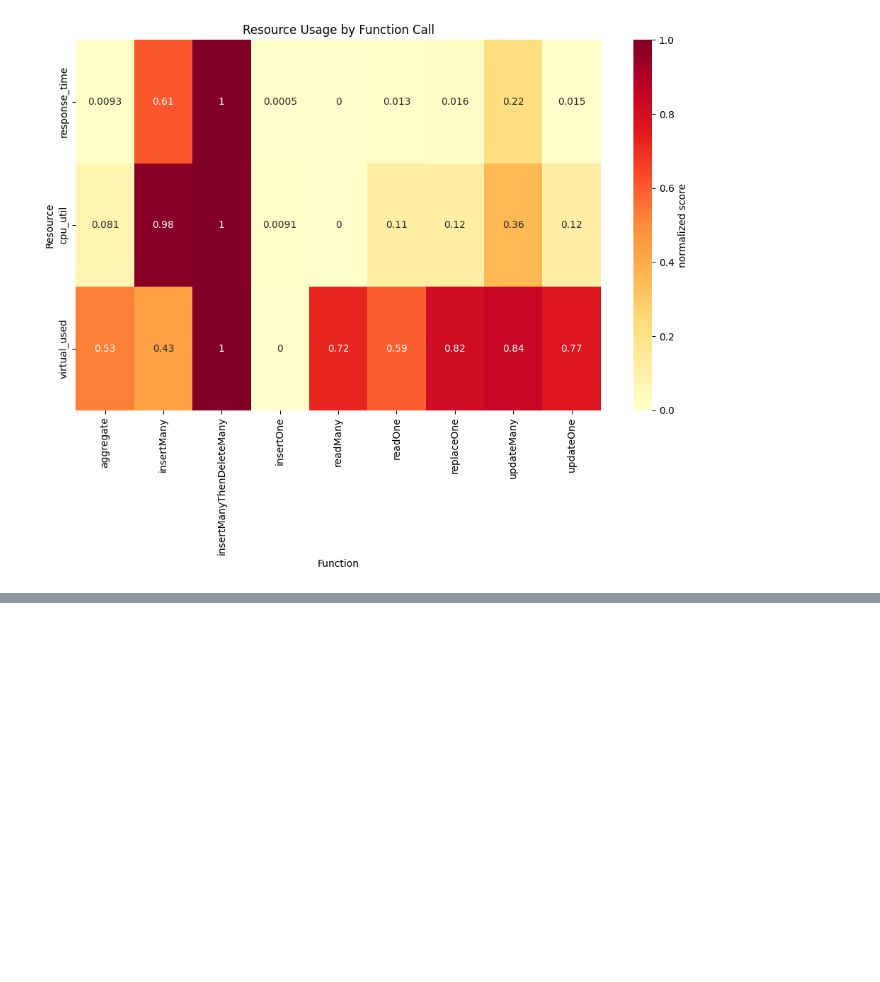
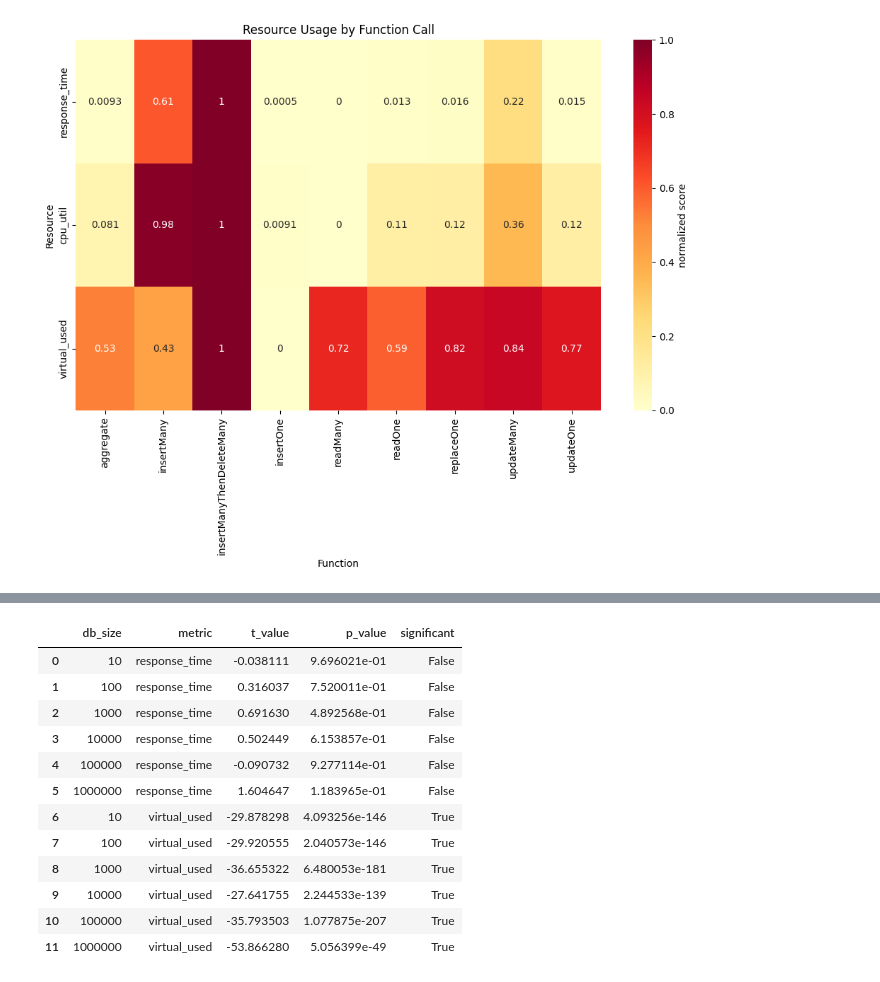
Before and after one commit to AhmadJanjua/MongoPerformance, a Jupyter notebook: src/analysis.ipynb, the cells around one changed output, grey strips where cells are left out. Saved outputs shown, nothing was run; the diff lists cells and outputs as text; code cells hidden in the pictures; blank space fills up the shorter version.

```diff
--- a/src/analysis.ipynb
+++ b/src/analysis.ipynb
@@ -886,0 +972,38 @@ createDeleteStackChartCI(t_df.copy(deep=True))
+# %%
+def hypothesisRAM(df: pd.DataFrame):
+    metrics = ["response_time", "virtual_used"]
+    records = []
+
+    for metric in metrics:
+        for size, frame in df.groupby("db_size"):
+            a = frame[frame["machine"] == "smalls"][metric]
+            b = frame[frame["machine"] == "medium"][metric]
+
+            # conduct t test
+            t_stat, p_val = stats.ttest_ind(a, b, equal_var=False)
+
+            records.append({
+                "db_size": size,
+                "metric": metric,
+                "t_value": t_stat,
+                "p_value": p_val,
+                "significant": p_val < 0.05
+            })
+
+    return pd.DataFrame(records)
+
+hypothesisRAM(t_df.copy(deep=True))
+# %% [output]
+|  | db_size | metric | t_value | p_value | significant |
+| 0 | 10 | response_time | -0.038111 | 9.696021e-01 | False |
+| 1 | 100 | response_time | 0.316037 | 7.520011e-01 | False |
+| 2 | 1000 | response_time | 0.691630 | 4.892568e-01 | False |
+| 3 | 10000 | response_time | 0.502449 | 6.153857e-01 | False |
+| 4 | 100000 | response_time | -0.090732 | 9.277114e-01 | False |
+| 5 | 1000000 | response_time | 1.604647 | 1.183965e-01 | False |
+| 6 | 10 | virtual_used | -29.878298 | 4.093256e-146 | True |
+| 7 | 100 | virtual_used | -29.920555 | 2.040573e-146 | True |
+| 8 | 1000 | virtual_used | -36.655322 | 6.480053e-181 | True |
+| 9 | 10000 | virtual_used | -27.641755 | 2.244533e-139 | True |
+| 10 | 100000 | virtual_used | -35.793503 | 1.077875e-207 | True |
+| 11 | 1000000 | virtual_used | -53.866280 | 5.056399e-49 | True |
```
Also changed, not shown: parts of 7 cells of this notebook.
